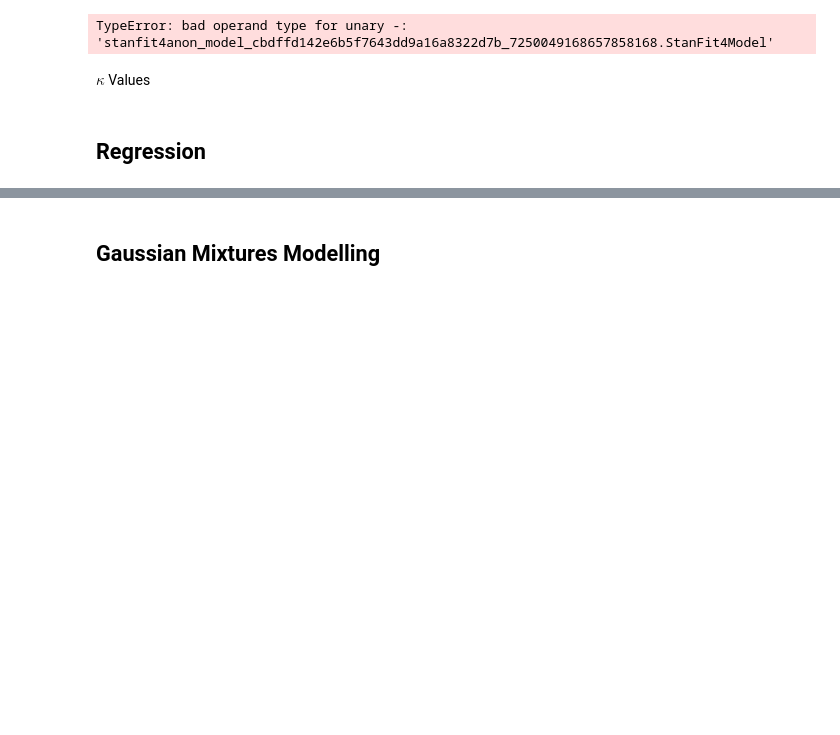
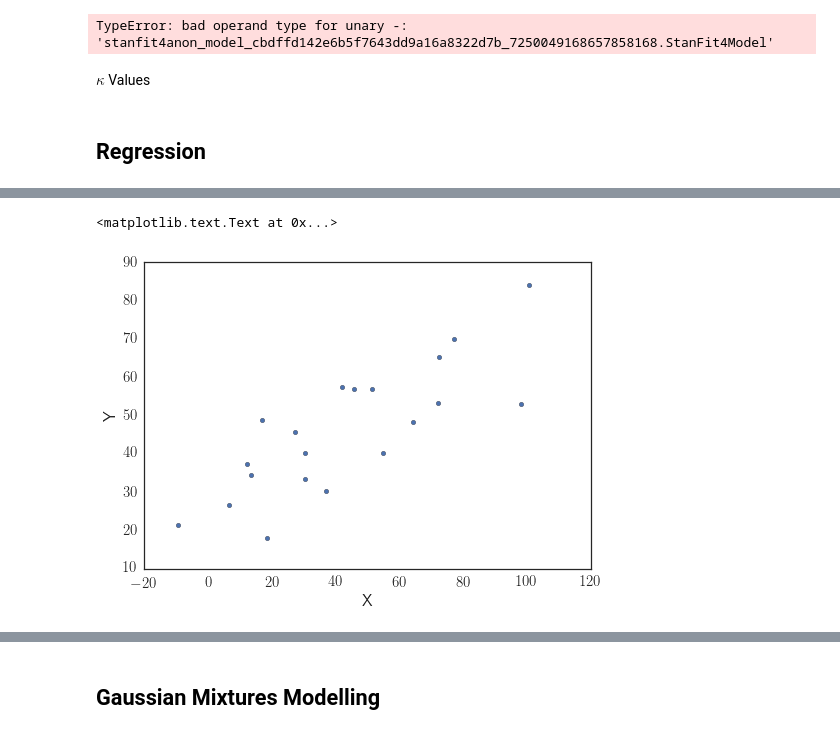
Before and after one commit to pdh21/SDAF, a Jupyter notebook: Week1/Hurley_Rooney.ipynb, the cells around one changed output, grey strips where cells are left out. Saved outputs shown, nothing was run; the diff lists cells and outputs as text; code cells hidden in the pictures; blank space fills up the shorter version.

```diff
--- a/Week1/Hurley_Rooney.ipynb
+++ b/Week1/Hurley_Rooney.ipynb
@@ -289,0 +336,23 @@ parameters = {"kappa", "xi", "psi", "alpha", "beta", "gamma", "pi"}
+# %%
+#---------------------------------------------
+# Generate data (same as used in the notebook)
+
+np.random.seed(42)
+theta_true = (25, 0.5)
+xdata = 100 * np.random.random(20)
+ydata = theta_true[0] + theta_true[1] * xdata
+
+# add scatter to points
+xdata = np.random.normal(xdata, 10)
+ydata = np.random.normal(ydata, 10)
+
+#----------------------------------------------
+# Create the Stan model
+#  this is done by defining a string of Stan code.
+# %%
+plt.scatter(xdata,ydata)
+plt.xlabel('X')
+plt.ylabel('Y')
+# %% [output]
+<matplotlib.text.Text at 0x...>
+[figure, added]
```
Also changed, not shown: parts of 17 cells of this notebook.
